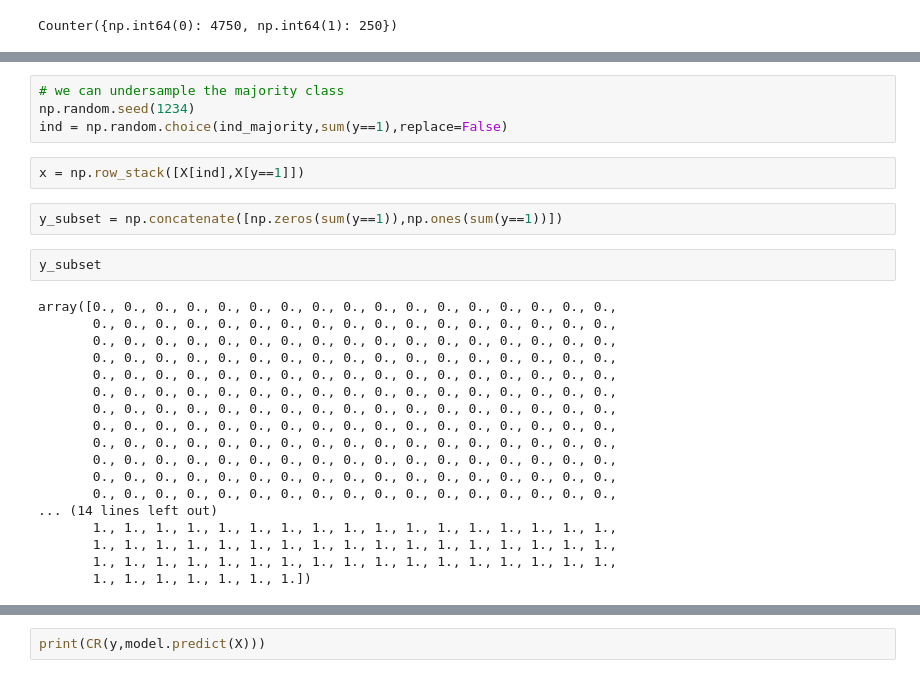
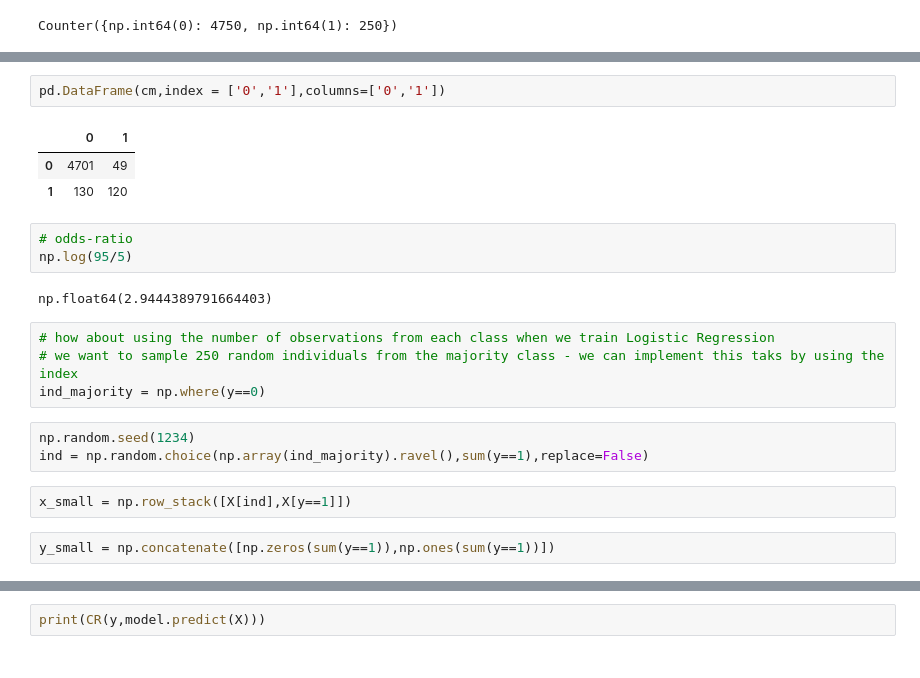
Before and after one commit to dvasiliu/AAML, a Jupyter notebook: Module 7 - Classification with Class Imbalance /Classification_and_Class_Imbalanced_Problems.ipynb, the cells around one changed output, grey strips where cells are left out. Drawn from its saved outputs; the diff is of its cells as text.

```diff
--- a/Module 7 - Classification with Class Imbalance /Classification_and_Class_Imbalanced_Problems.ipynb
+++ b/Module 7 - Classification with Class Imbalance /Classification_and_Class_Imbalanced_Problems.ipynb
@@ -405,29 +406,23 @@ array([   0,    1,    2, ..., 4997, 4998, 4999])
+# %%
+pd.DataFrame(cm,index = ['0','1'],columns=['0','1'])
+# %% [output]
+|  | 0 | 1 |
+| 0 | 4701 | 49 |
+| 1 | 130 | 120 |
+# %%
+# odds-ratio
+np.log(95/5)
+# %% [output]
+np.float64(2.9444389791664403)
+# %%
+# how about using the number of observations from each class when we train Logistic Regression
+# we want to sample 250 random individuals from the majority class - we can implement this taks by using the index
+ind_majority = np.where(y==0)
 # %%
-# we can undersample the majority class
 np.random.seed(1234)
-ind = np.random.choice(ind_majority,sum(y==1),replace=False)
+ind = np.random.choice(np.array(ind_majority).ravel(),sum(y==1),replace=False)
 # %%
-x = np.row_stack([X[ind],X[y==1]])
+x_small = np.row_stack([X[ind],X[y==1]])
 # %%
-y_subset = np.concatenate([np.zeros(sum(y==1)),np.ones(sum(y==1))])
+y_small = np.concatenate([np.zeros(sum(y==1)),np.ones(sum(y==1))])
-# %%
-y_subset
-# %% [output]
-array([0., 0., 0., 0., 0., 0., 0., 0., 0., 0., 0., 0., 0., 0., 0., 0., 0.,
-       0., 0., 0., 0., 0., 0., 0., 0., 0., 0., 0., 0., 0., 0., 0., 0., 0.,
-       0., 0., 0., 0., 0., 0., 0., 0., 0., 0., 0., 0., 0., 0., 0., 0., 0.,
-       0., 0., 0., 0., 0., 0., 0., 0., 0., 0., 0., 0., 0., 0., 0., 0., 0.,
-       0., 0., 0., 0., 0., 0., 0., 0., 0., 0., 0., 0., 0., 0., 0., 0., 0.,
-       0., 0., 0., 0., 0., 0., 0., 0., 0., 0., 0., 0., 0., 0., 0., 0., 0.,
-       0., 0., 0., 0., 0., 0., 0., 0., 0., 0., 0., 0., 0., 0., 0., 0., 0.,
-       0., 0., 0., 0., 0., 0., 0., 0., 0., 0., 0., 0., 0., 0., 0., 0., 0.,
-       0., 0., 0., 0., 0., 0., 0., 0., 0., 0., 0., 0., 0., 0., 0., 0., 0.,
-       0., 0., 0., 0., 0., 0., 0., 0., 0., 0., 0., 0., 0., 0., 0., 0., 0.,
-       0., 0., 0., 0., 0., 0., 0., 0., 0., 0., 0., 0., 0., 0., 0., 0., 0.,
-       0., 0., 0., 0., 0., 0., 0., 0., 0., 0., 0., 0., 0., 0., 0., 0., 0.,
-... (14 lines left out)
-       1., 1., 1., 1., 1., 1., 1., 1., 1., 1., 1., 1., 1., 1., 1., 1., 1.,
-       1., 1., 1., 1., 1., 1., 1., 1., 1., 1., 1., 1., 1., 1., 1., 1., 1.,
-       1., 1., 1., 1., 1., 1., 1., 1., 1., 1., 1., 1., 1., 1., 1., 1., 1.,
-       1., 1., 1., 1., 1., 1., 1.])
 # %%
```
Also changed, not shown: parts of 26 cells of this notebook, 1 other file.
